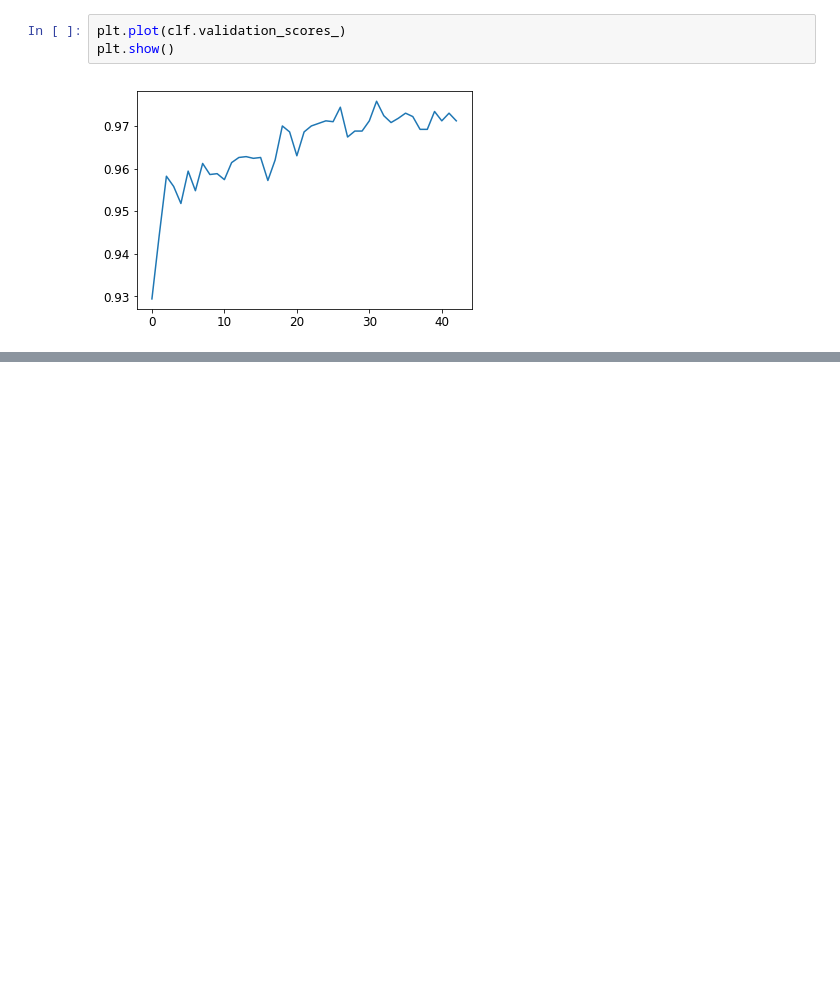
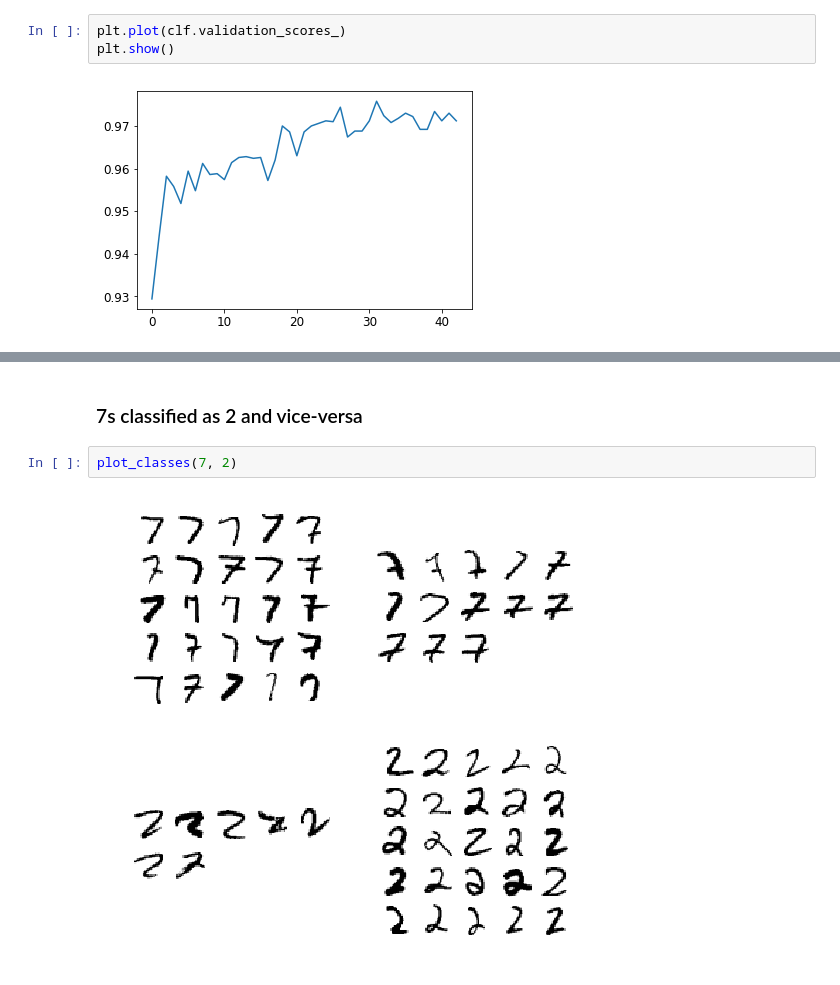
Before and after one commit to fau-masters-collected-works-cgarbin/cap6618-computer-vision, a Jupyter notebook: module4/CAP6618_PP2_cgarbin_final.ipynb, the cells around one changed output, grey strips where cells are left out. Saved outputs shown, nothing was run; the diff lists cells and outputs as text; blank space fills up the shorter version.

```diff
--- a/module4/CAP6618_PP2_cgarbin_final.ipynb
+++ b/module4/CAP6618_PP2_cgarbin_final.ipynb
@@ -473,0 +577,6 @@ print(gs.cv_results_["mean_train_score"])
+# %% [markdown]
+### 7s classified as 2 and vice-versa
+# %%
+plot_classes(7, 2)
+# %% [output]
+[figure, added]
```
Also changed, not shown: parts of 34 cells of this notebook.
